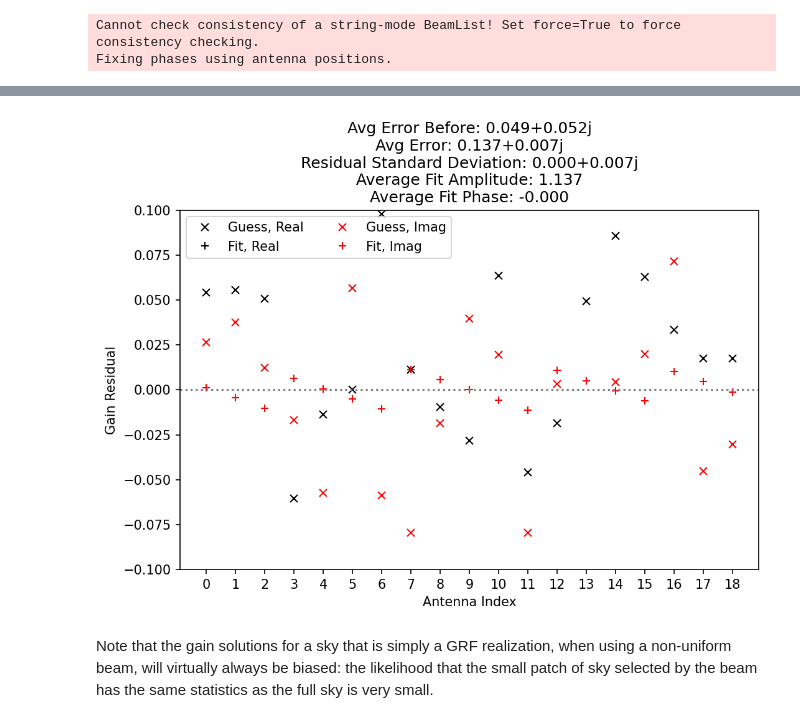
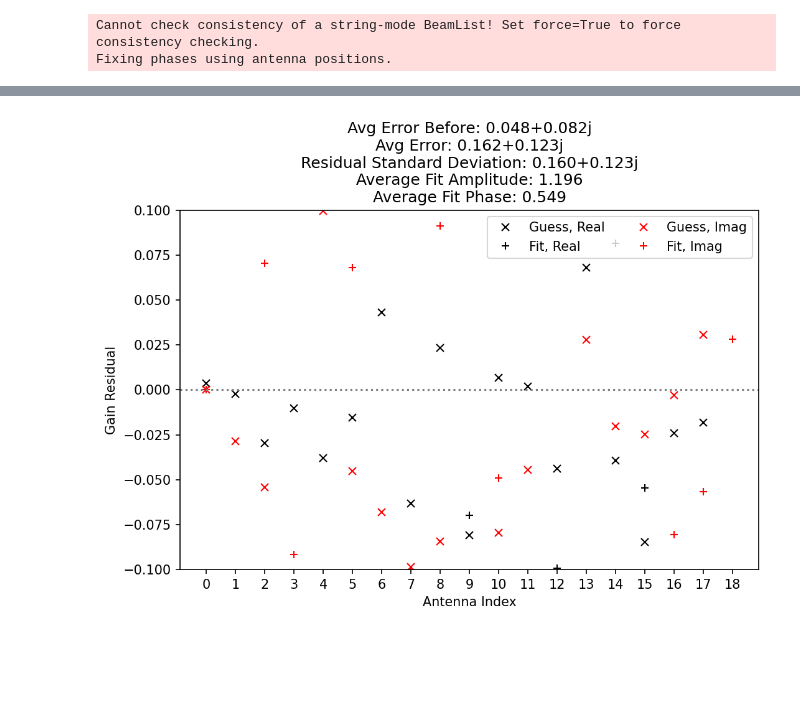
Before and after one commit to r-pascua/corrcal, a Jupyter notebook: docs/tutorials/Diffuse with Airy Beam.ipynb, the cells around one changed output, grey strips where cells are left out. Drawn from its saved outputs; the diff is of its cells as text; code cells hidden in the pictures; blank space fills up the shorter version.

```diff
--- a/docs/tutorials/Diffuse with Airy Beam.ipynb
+++ b/docs/tutorials/Diffuse with Airy Beam.ipynb
@@ -112,7 +114,7 @@ for group, length in zip(reds, lens):
         ai, aj = uvdata.baseline_to_antnums(bl)
         if bl in conj:
             ai, aj = aj, ai
-        data.append(np.atleast_1d(uvdata.get_data(ai,aj,"xx")[300].squeeze()))
+        data.append(np.atleast_1d(uvdata.get_data(ai,aj,"xx").squeeze()))
         ant_1_array.append(ai)
         ant_2_array.append(aj)
         idx += 1
@@ -131,8 +133,16 @@ noise_diag = np.diag(noise)
 
 n_ants = ants.size
 err = 0.05
-re_gain = np.random.normal(loc=1, size=n_ants, scale=err)
-im_gain = np.random.normal(loc=0, size=n_ants, scale=err)
+phs_err = 5 * units.deg.to("rad")
+amps = np.random.normal(loc=1, size=n_ants, scale=err)
+phases = np.random.uniform(0, 2*np.pi, n_ants)
+phase_err = np.random.normal(loc=0, size=n_ants, scale=phs_err)
+gain = amps * np.exp(1j*(phases+phase_err))
+true_gains = np.exp(1j*phases)
+re_gain = gain.real
+im_gain = gain.imag
+# re_gain = np.random.normal(loc=1, size=n_ants, scale=err)
+# im_gain = np.random.normal(loc=0, size=n_ants, scale=err)
 split_gains = np.zeros(2*n_ants, dtype=float)
 split_gains[::2] = re_gain
 split_gains[1::2] = im_gain
@@ -203,0 +149,2 @@ plt.colorbar()
+# %%
+data *= true_gains[ant_1_array] * true_gains[ant_2_array].conj()
@@ -342,32 +356,40 @@ result.nit, result.nfev, result.njev
+# %%
+def rephase_to_ant(gain, refant):
+    rephased_gain = np.zeros_like(gain)
+    g0 = np.array([gain[refant]])[0]
+    for ant, g in enumerate(gain):
+        rephased_gain[ant] = g * g0.conj() / np.abs(g0)
+    return rephased_gain
 # %%
 fit = (result.x[::2] + 1j*result.x[1::2]) / scale
+fit = rephase_to_ant(fit, 0)
+gain = rephase_to_ant(gain, 0)
+true_gains = rephase_to_ant(true_gains, 0)
 def err(val, exp):
     return np.sqrt(np.mean((val - exp)**2))
-avg_err_before = err(split_gains[::2], 1) + 1j*err(split_gains[1::2], 0)
-avg_err = err(fit.real, 1) + 1j*err(fit.imag, 0)
-fit_std = np.std(fit.real) + 1j*np.std(fit.imag)
+avg_err_before = err(gain.real, true_gains.real) + 1j*err(gain.imag, true_gains.imag)
+avg_err = err(fit.real, true_gains.real) + 1j*err(fit.imag, true_gains.imag)
+fit_std = np.std(fit.real-true_gains.real) + 1j*np.std(fit.imag-true_gains.imag)
 lim = 0.1
 plt.figure(figsize=(8,5),dpi=150, facecolor='white')
 title = f"Avg Error Before: {avg_err_before:.3f}\n"
 title += f"Avg Error: {avg_err:.3f}\n"
 title += f"Residual Standard Deviation: {fit_std:.3f}\n"
 title += f"Average Fit Amplitude: {np.mean(np.abs(fit)):.3f}\n"
 title += f"Average Fit Phase: {np.mean(np.angle(fit)):.3f}"
 plt.title(title)
-plt.plot(split_gains[::2] - 1, 'kx', label='Guess, Real')
-plt.plot(fit.real - 1, 'k+', label='Fit, Real')
-plt.plot(split_gains[1::2], 'rx', label='Guess, Imag')
-plt.plot(fit.imag, 'r+', label='Fit, Imag')
+plt.plot(gain.real - true_gains.real, 'kx', label='Guess, Real')
+plt.plot(fit.real - true_gains.real, 'k+', label='Fit, Real')
+plt.plot(gain.imag - true_gains.imag, 'rx', label='Guess, Imag')
+plt.plot(fit.imag - true_gains.imag, 'r+', label='Fit, Imag')
 plt.ylim(-lim,lim)
 plt.axhline(0, color='gray', ls=':')
 plt.legend(ncol=2)
 plt.xlabel("Antenna Index")
 plt.ylabel("Gain Residual")
 plt.xticks(np.arange(n_ants));
-basename = f"gain_solutions_diffuse_sky_{beam.type}_beam"
-plt.savefig(f"{basename}_without_noise.png", dpi=150, bbox_inches='tight')
+basename = f"gain_solutions_diffuse_sky_nontrivial_cl_{beam.type}_beam"
+# plt.savefig(f"{basename}_without_noise.png", dpi=150, bbox_inches='tight')
 # plt.savefig(f"{basename}_with_noise.png", dpi=150, bbox_inches="tight")
 # %% [output]
-[figure, old version]
+[figure, new version]
-# %% [markdown]
-Note that the gain solutions for a sky that is simply a GRF realization, when using a non-uniform beam, will virtually always be biased: the likelihood that the small patch of sky selected by the beam has the same statistics as the full sky is very small.
```
Also changed, not shown: parts of 18 cells of this notebook, 2 other files.
